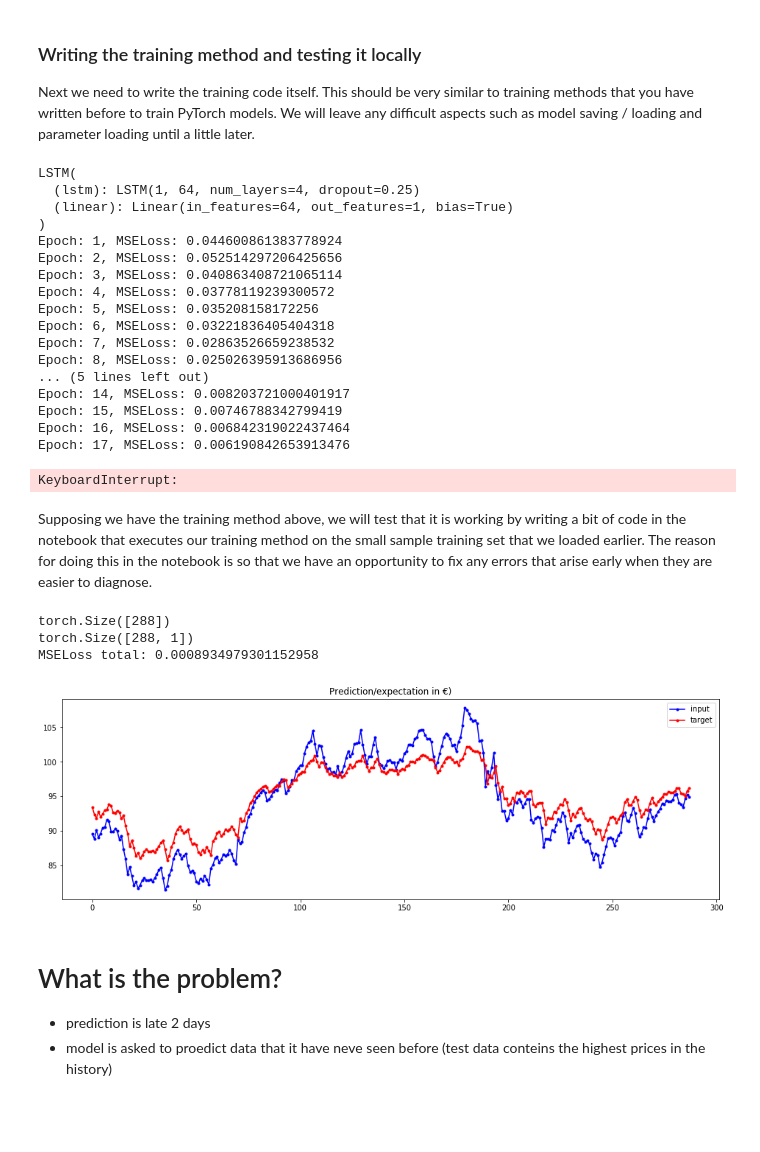
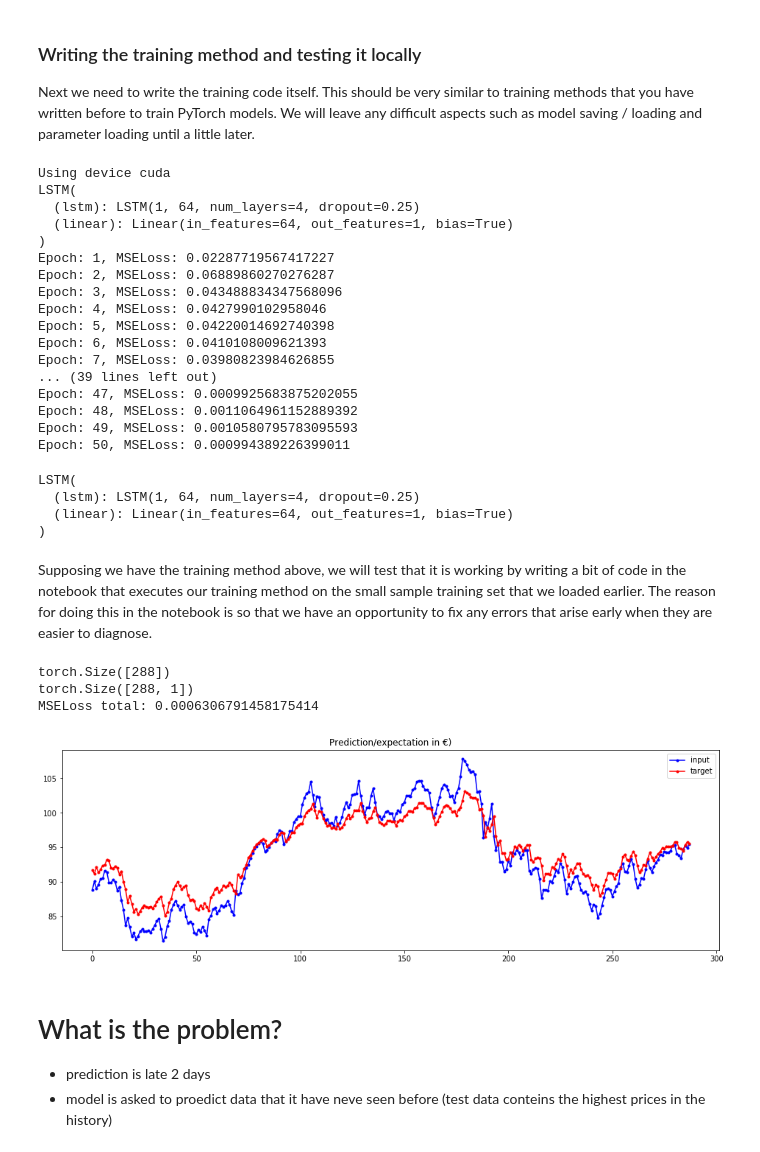
Before and after one commit to vikin91/stock-predictor-deep-learning-dojo, a Jupyter notebook: dojo-workbook-draft1.ipynb, the cells around one changed output. Cells and saved outputs as stored; diff of their text form; code cells hidden in the pictures; blank space fills up the shorter version.

```diff
--- a/dojo-workbook-draft1.ipynb
+++ b/dojo-workbook-draft1.ipynb
@@ -403,12 +387,10 @@ def train(model, train_loader, epochs, optimizer, criterion, device):
 
         for batch in train_loader:
             batch_X, batch_y = batch
-            batch_X = batch_X.to(device)
-            batch_y = batch_y.to(device)
 
             # convert data into Tensors
-            x_tensor = torch.Tensor(batch_X).unsqueeze(0)
-            y_tensor = torch.Tensor(batch_y)
+            x_tensor = torch.Tensor(batch_X).unsqueeze(0).to(device)
+            y_tensor = torch.Tensor(batch_y).to(device)
             model.zero_grad()
 
             output = model(x_tensor)
@@ -427,6 +409,7 @@ def train(model, train_loader, epochs, optimizer, criterion, device):
 input_size = 2 if use_volume else 1
 
 device = torch.device("cuda" if torch.cuda.is_available() else "cpu")
+print("Using device: {}".format(device))
 model = LSTM(input_dim=input_size, hidden_dim=64, batch_size=batch_size, output_dim=1, num_layers=4).to(device)
 
 print(model)
@@ -437,24 +420,27 @@ loss_fn = torch.nn.MSELoss()
 
 train(model, train_sample_dl, 50, optimizer, loss_fn, device)
 # %% [output]
+Using device cuda
 LSTM(
   (lstm): LSTM(1, 64, num_layers=4, dropout=0.25)
   (linear): Linear(in_features=64, out_features=1, bias=True)
 )
-Epoch: 1, MSELoss: 0.044600861383778924
-Epoch: 2, MSELoss: 0.052514297206425656
-Epoch: 3, MSELoss: 0.040863408721065114
-Epoch: 4, MSELoss: 0.03778119239300572
-Epoch: 5, MSELoss: 0.035208158172256
-Epoch: 6, MSELoss: 0.03221836405404318
-Epoch: 7, MSELoss: 0.02863526659238532
-Epoch: 8, MSELoss: 0.025026395913686956
-... (5 lines left out)
-Epoch: 14, MSELoss: 0.008203721000401917
-Epoch: 15, MSELoss: 0.00746788342799419
-Epoch: 16, MSELoss: 0.006842319022437464
-Epoch: 17, MSELoss: 0.006190842653913476
+Epoch: 1, MSELoss: 0.02287719567417227
+Epoch: 2, MSELoss: 0.06889860270276287
+Epoch: 3, MSELoss: 0.043488834347568096
+Epoch: 4, MSELoss: 0.0427990102958046
+Epoch: 5, MSELoss: 0.04220014692740398
+Epoch: 6, MSELoss: 0.0410108009621393
+Epoch: 7, MSELoss: 0.03980823984626855
+... (39 lines left out)
+Epoch: 47, MSELoss: 0.0009925683875202055
+Epoch: 48, MSELoss: 0.0011064961152889392
+Epoch: 49, MSELoss: 0.0010580795783095593
+Epoch: 50, MSELoss: 0.000994389226399011
-KeyboardInterrupt:
+LSTM(
+  (lstm): LSTM(1, 64, num_layers=4, dropout=0.25)
+  (linear): Linear(in_features=64, out_features=1, bias=True)
+)
 # %% [markdown]
 Supposing we have the training method above, we will test that it is working by writing a bit of code in the notebook that executes our training method on the small sample training set that we loaded earlier. The reason for doing this in the notebook is so that we have an opportunity to fix any errors that arise early when they are easier to diagnose.
 # %%
@@ -497,49 +483,47 @@ def test(model, test_loader, criterion, device):
 
     for batch in test_loader:
         batch_X, batch_y = batch
-        batch_X = batch_X.to(device)
-        batch_y = batch_y.to(device)
 
         # convert data into Tensors
-        x_tensor = torch.Tensor(batch_X).unsqueeze(0)
-        y_tensor = torch.Tensor(batch_y)
+        x_tensor = torch.Tensor(batch_X).unsqueeze(0).to(device)
+        y_tensor = torch.Tensor(batch_y).to(device)
 
         output = model(x_tensor)
         loss = criterion(output.squeeze(), y_tensor)
 
         # Convert from Tensor to NumPy Array
-        data['prediction'].append(output.detach().numpy())
-        data['expected'].append(batch_y.detach().numpy())
-        data['loss'].append(loss.detach().numpy())
+        data['prediction'].append(output.cpu().detach().numpy())
+        data['expected'].append(batch_y.cpu().detach().numpy())
+        data['loss'].append(loss.cpu().detach().numpy())
         total_loss += loss.data.item()
         batch_no += 1
     print("MSELoss total: {}".format(total_loss / len(test_loader)))
     return data
 
 loss_fn = torch.nn.MSELoss()
 result = test(model, test_dl, loss_fn, device)
 
 # Remove batching from result
 predictions = []
 for batch_arr in result['prediction']:
     for value in batch_arr:
         predictions.append(value)
 
 expectations = []
 for batch_arr in result['expected']:
     for value in batch_arr:
         expectations.append(value)
 
 
 exp = scaler_price.inverse_transform(np.array(expectations).reshape(-1, 1))
 pred = scaler_price.inverse_transform(np.array(predictions).reshape(-1, 1))
 
 plot_data(exp, pred, "Prediction/expectation in €)", len(expectations))
 # %% [output]
 torch.Size([288])
 torch.Size([288, 1])
-MSELoss total: 0.0008934979301152958
+MSELoss total: 0.0006306791458175414
-[figure, old version]
+[figure, new version]
 # %% [markdown]
 # What is the problem?
 - prediction is late 2 days
```
Also changed, not shown: parts of 5 cells of this notebook.
